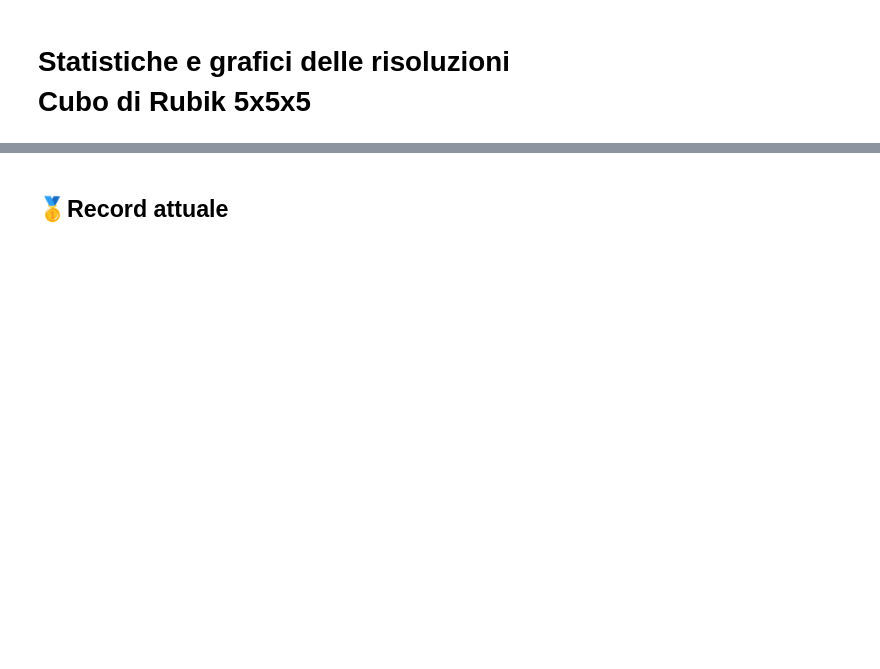
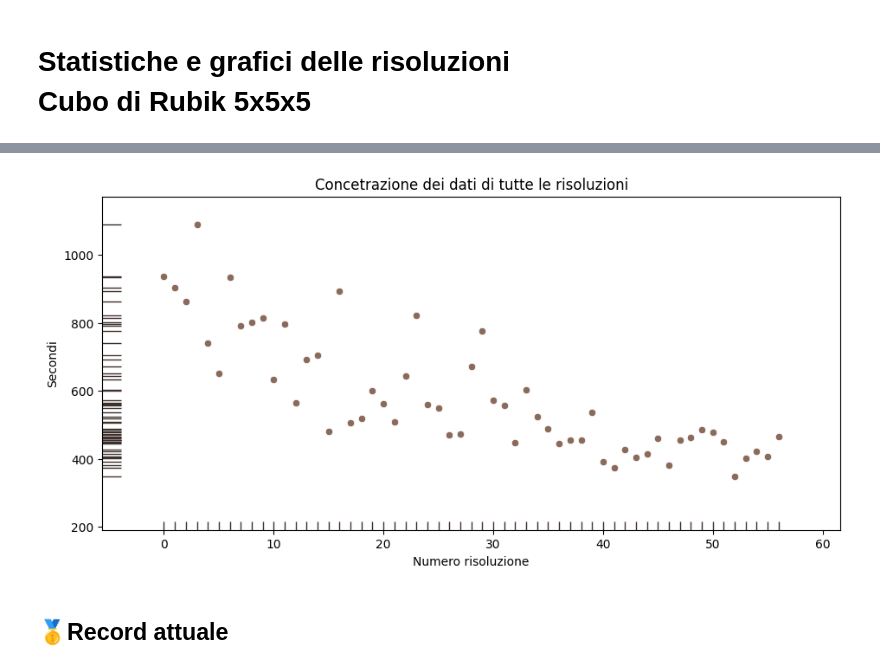
Before and after one commit to gl-alaimo/Timer_cubo_di_Rubik, a Jupyter notebook: scripts/notebook_cubo_5x5x5.ipynb, the cells around one changed output, grey strips where cells are left out. Drawn from its saved outputs; the diff is of its cells as text; code cells hidden in the pictures; blank space fills up the shorter version.

```diff
--- a/scripts/notebook_cubo_5x5x5.ipynb
+++ b/scripts/notebook_cubo_5x5x5.ipynb
@@ -9,3 +30,8 @@ df = modulo_rubik.caricamento_dati(cubo=CUBO)
+# %%
+# Grafico con la concentrazione dei dati sui tempi delle risoluzioni
+modulo_rubik.grafico_concentrazione_dati(df=df)
+# %% [output]
+[figure, added]
 # %% [markdown]
 ## 🥇Record attuale
 # %%
```
Also changed, not shown: parts of 1 cell of this notebook, 11 other files.
